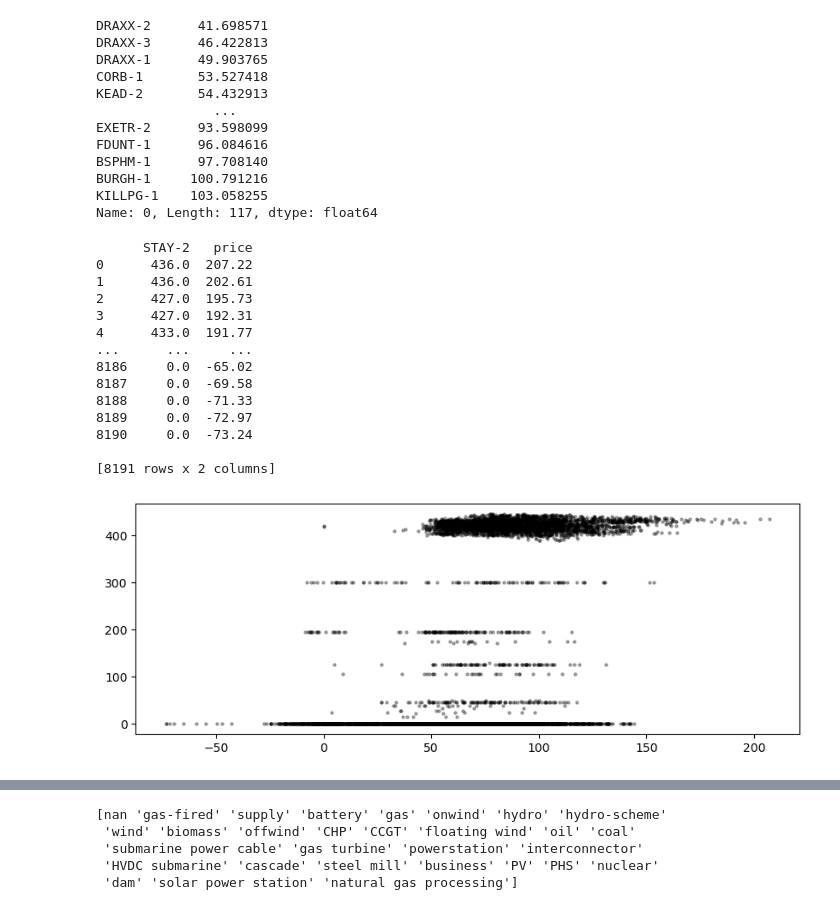
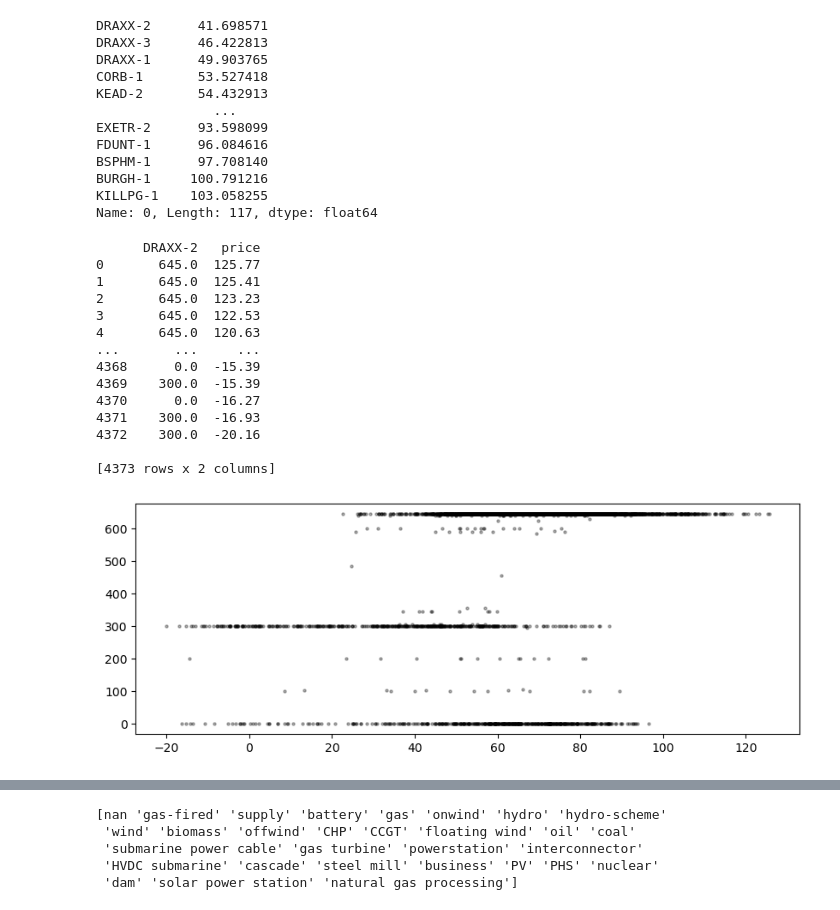
Before and after one commit to LukasFrankenQ/LMP, a Jupyter notebook: notebooks/get_generator_marginals.ipynb, the cells around one changed output, grey strips where cells are left out. Drawn from its saved outputs; the diff is of its cells as text; code cells hidden in the pictures.

```diff
--- a/notebooks/get_generator_marginals.ipynb
+++ b/notebooks/get_generator_marginals.ipynb
@@ -54,39 +54,39 @@ Name: 0, Length: 117, dtype: float64
 # %%
 def bmu_analyis(dispatch, prices):
 
     assert (dispatch.index == prices.index).all()
 
     df = (
         pd.concat((dispatch, prices), axis=1)
         .rename(columns={0: 'price'})
         .sort_values(by='price', ascending=False)
     )
     df.index = range(len(df))
 
     fig, ax = plt.subplots(1, 1, figsize=(10, 3.5))
 
     print(df)
     ax.scatter(df.price.values, df.iloc[:,0], color='k', s=5, alpha=0.3)
 
     plt.show()
 
 
-unit = "STAY-2"
+unit = "DRAXX-2"
 
 bmu_analyis(bmus[unit], prices)
 # %% [output]
-      STAY-2   price
-0      436.0  207.22
-1      436.0  202.61
-2      427.0  195.73
-3      427.0  192.31
-4      433.0  191.77
-...      ...     ...
-8186     0.0  -65.02
-8187     0.0  -69.58
-8188     0.0  -71.33
-8189     0.0  -72.97
-8190     0.0  -73.24
+      DRAXX-2   price
+0       645.0  125.77
+1       645.0  125.41
+2       645.0  123.23
+3       645.0  122.53
+4       645.0  120.63
+...       ...     ...
+4368      0.0  -15.39
+4369    300.0  -15.39
+4370      0.0  -16.27
+4371    300.0  -16.93
+4372    300.0  -20.16
 
-[8191 rows x 2 columns]
+[4373 rows x 2 columns]
-[figure, old version]
+[figure, new version]
```
Also changed, not shown: parts of 22 cells of this notebook, 1 other file.
